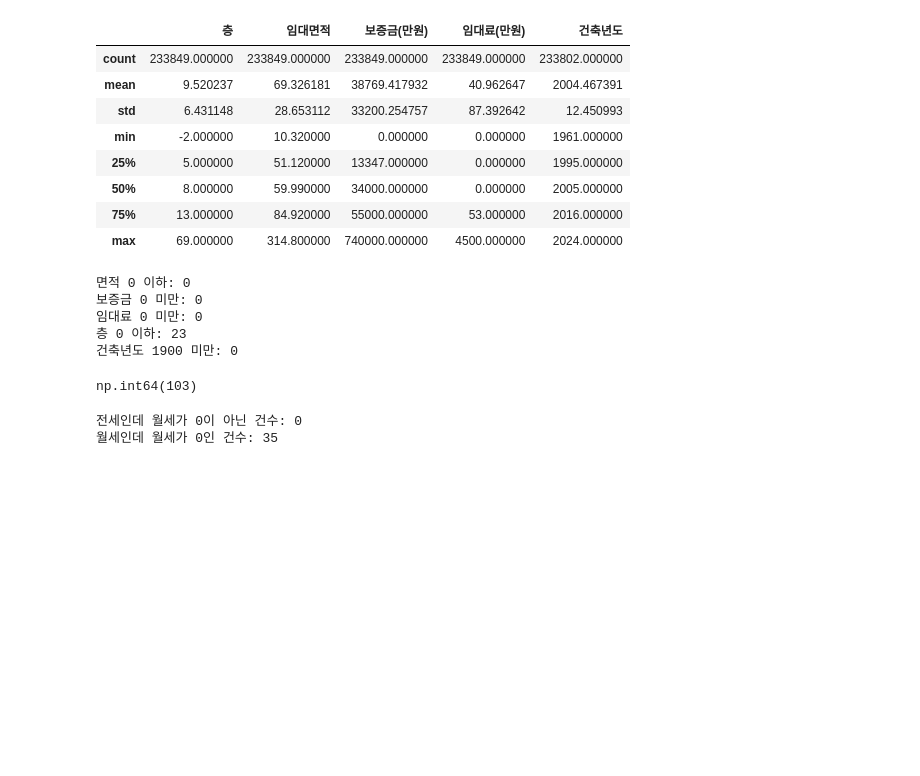
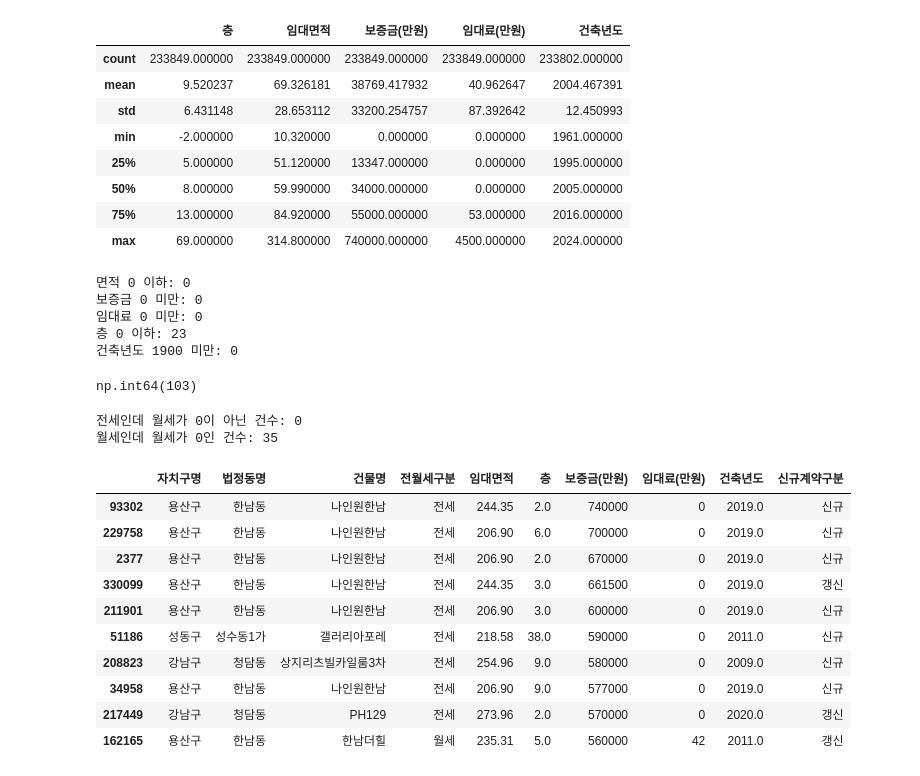
Before and after one commit to JYRosa/seoul-rental-analysis, a Jupyter notebook: notebooks/01_data_understanding.ipynb, the cells around one changed output. Drawn from its saved outputs; the diff is of its cells as text; code cells hidden in the pictures; blank space fills up the shorter version.

```diff
--- a/notebooks/01_data_understanding.ipynb
+++ b/notebooks/01_data_understanding.ipynb
@@ -268,0 +282,18 @@ print(
+# %%
+
+df_apt_2023[cols_check].sort_values(
+    "보증금(만원)",
+    ascending=False
+).head(10)
+# %% [output]
+|  | 자치구명 | 법정동명 | 건물명 | 전월세구분 | 임대면적 | 층 | 보증금(만원) | 임대료(만원) | 건축년도 | 신규계약구분 |
+| 93302 | 용산구 | 한남동 | 나인원한남 | 전세 | 244.35 | 2.0 | 740000 | 0 | 2019.0 | 신규 |
+| 229758 | 용산구 | 한남동 | 나인원한남 | 전세 | 206.90 | 6.0 | 700000 | 0 | 2019.0 | 신규 |
+| 2377 | 용산구 | 한남동 | 나인원한남 | 전세 | 206.90 | 2.0 | 670000 | 0 | 2019.0 | 신규 |
+| 330099 | 용산구 | 한남동 | 나인원한남 | 전세 | 244.35 | 3.0 | 661500 | 0 | 2019.0 | 갱신 |
+| 211901 | 용산구 | 한남동 | 나인원한남 | 전세 | 206.90 | 3.0 | 600000 | 0 | 2019.0 | 신규 |
+| 51186 | 성동구 | 성수동1가 | 갤러리아포레 | 전세 | 218.58 | 38.0 | 590000 | 0 | 2011.0 | 신규 |
+| 208823 | 강남구 | 청담동 | 상지리츠빌카일룸3차 | 전세 | 254.96 | 9.0 | 580000 | 0 | 2009.0 | 신규 |
+| 34958 | 용산구 | 한남동 | 나인원한남 | 전세 | 206.90 | 9.0 | 577000 | 0 | 2019.0 | 신규 |
+| 217449 | 강남구 | 청담동 | PH129 | 전세 | 273.96 | 2.0 | 570000 | 0 | 2020.0 | 갱신 |
+| 162165 | 용산구 | 한남동 | 한남더힐 | 월세 | 235.31 | 5.0 | 560000 | 42 | 2011.0 | 갱신 |
```
Also changed, not shown: parts of 8 cells of this notebook, 4 other files.
